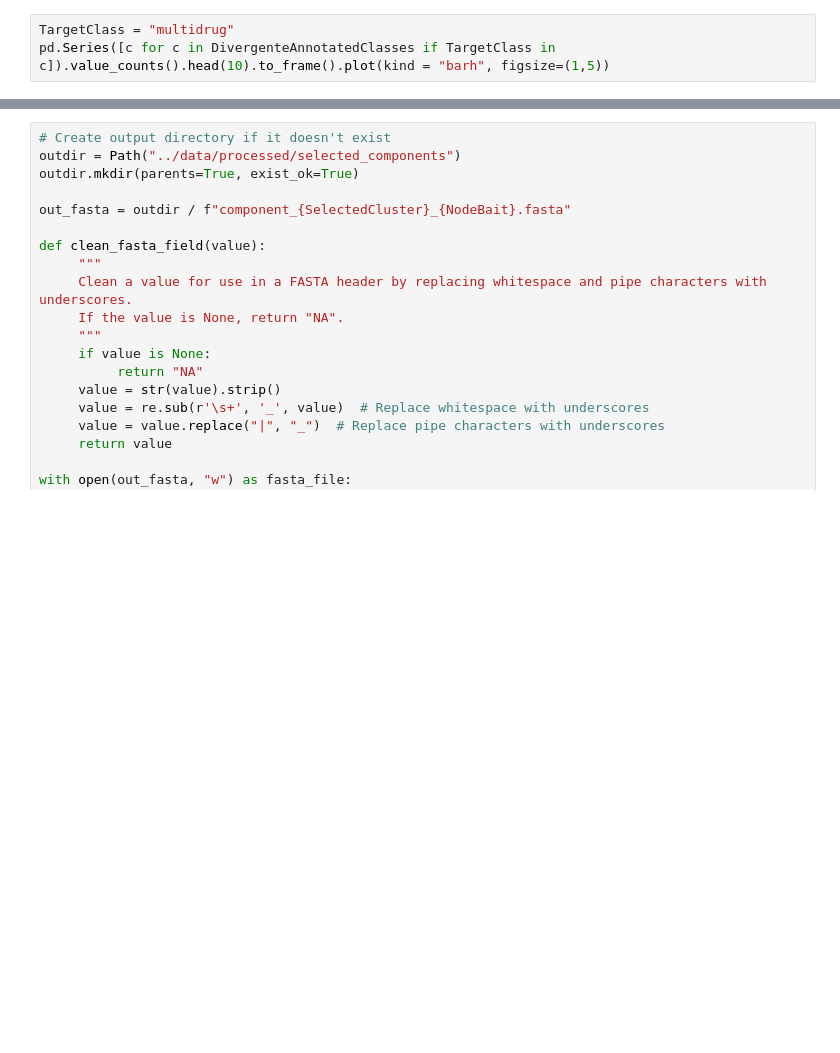
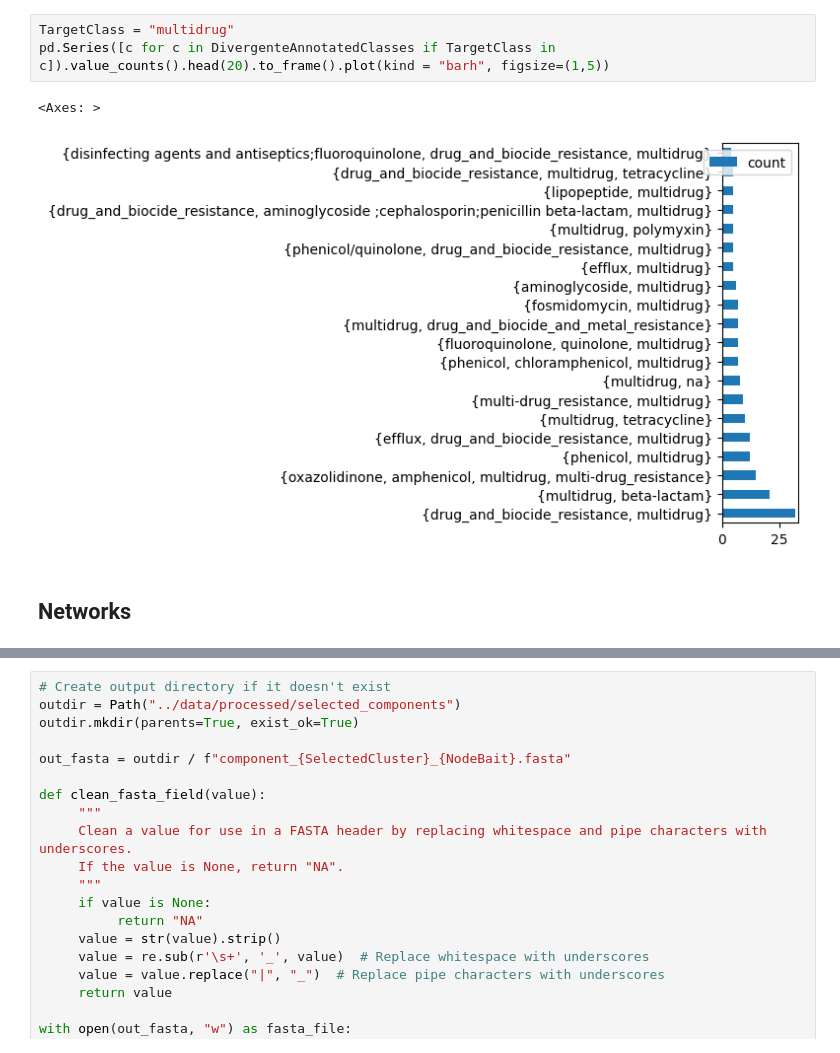
Before and after one commit to tiagocabralborelli/db-redundance, a Jupyter notebook: notebooks/3.Analysis.ipynb, the cells around one changed output, grey strips where cells are left out. Cells and saved outputs as stored; diff of their text form; blank space fills up the shorter version.

```diff
--- a/notebooks/3.Analysis.ipynb
+++ b/notebooks/3.Analysis.ipynb
@@ -108,4 +210,9 @@ pd.Series(ClassCount).value_counts().head(30).to_frame().plot(kind = "barh", fig
 # %%
 TargetClass = "multidrug"
-pd.Series([c for c in DivergenteAnnotatedClasses if TargetClass in c]).value_counts().head(10).to_frame().plot(kind = "barh", figsize=(1,5))
+pd.Series([c for c in DivergenteAnnotatedClasses if TargetClass in c]).value_counts().head(20).to_frame().plot(kind = "barh", figsize=(1,5))
+# %% [output]
+<Axes: >
+[figure, added]
+# %% [markdown]
+## Networks
 # %%
```
Also changed, not shown: parts of 24 cells of this notebook, 5 other files.
